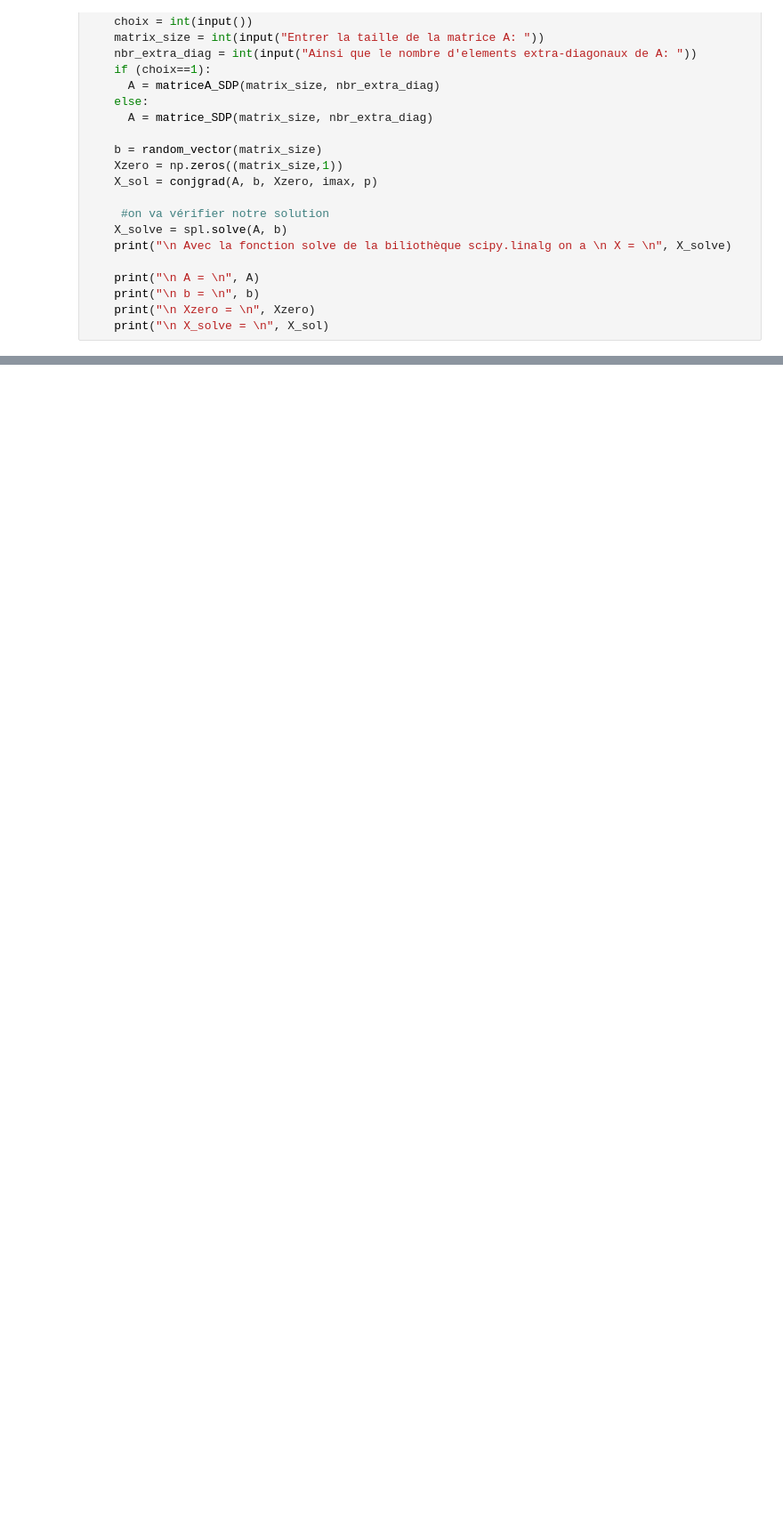
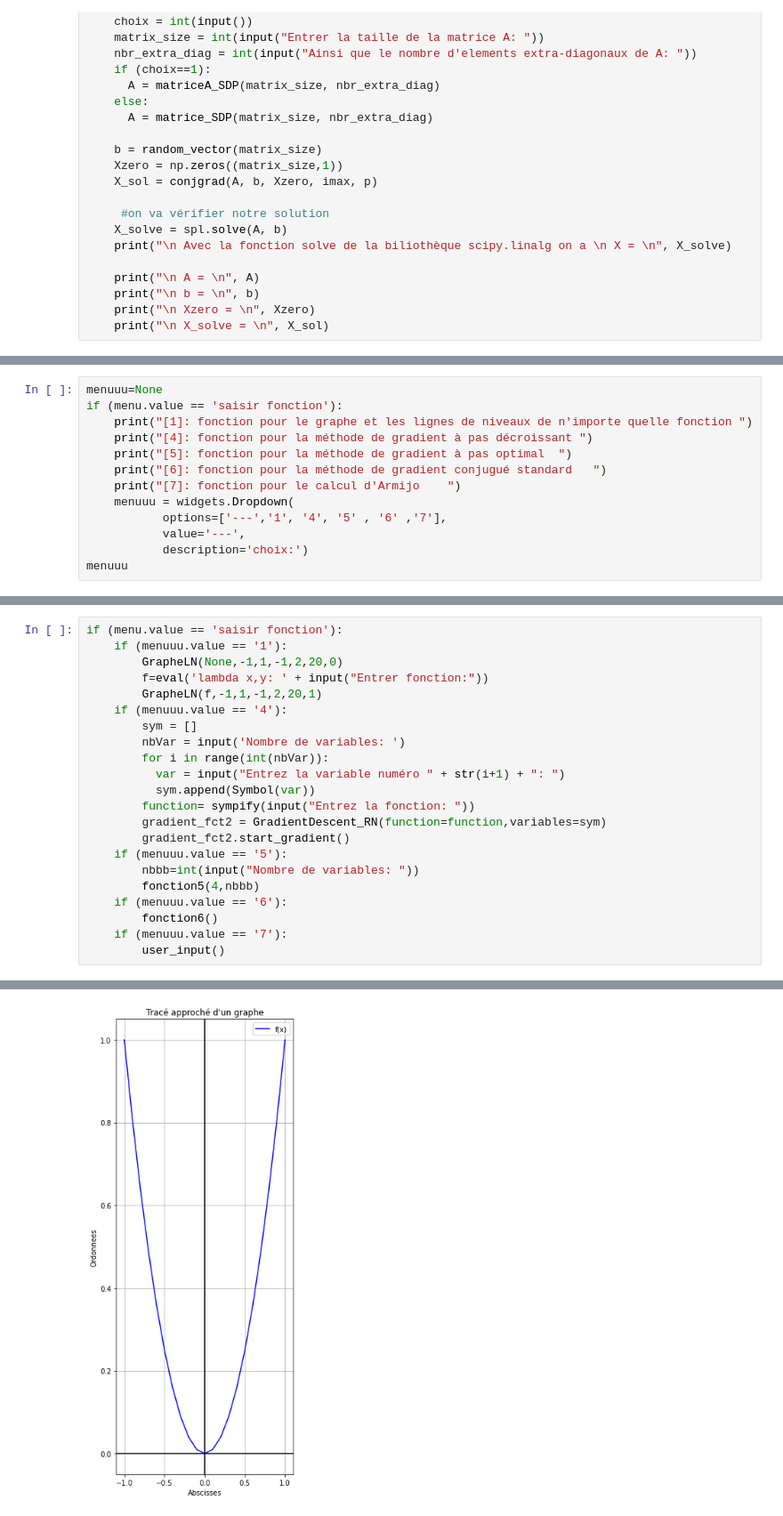
Before and after one commit to hammami991/2ing3, a Jupyter notebook: 11/last.ipynb, the cells around one changed output, grey strips where cells are left out. Shown at 89% size. Drawn from its saved outputs; the diff is of its cells as text; blank space fills up the shorter version.

```diff
--- a/11/last.ipynb
+++ b/11/last.ipynb
@@ -763,0 +1363,13 @@ Number of iterations: 28, function evaluations: 19, CG iterations: 19, optimalit
+# %%
+menuuu=None
+if (menu.value == 'saisir fonction'):
+    print("[1]: fonction pour le graphe et les lignes de niveaux de n'importe quelle fonction ")
+    print("[4]: fonction pour la méthode de gradient à pas décroissant ")
+    print("[5]: fonction pour la méthode de gradient à pas optimal  ")
+    print("[6]: fonction pour la méthode de gradient conjugué standard   ")
+    print("[7]: fonction pour le calcul d'Armijo    ")
+    menuuu = widgets.Dropdown(
+           options=['---','1', '4', '5' , '6' ,'7'],
+           value='---',
+           description='choix:')
+menuuu
@@ -763,0 +1383,23 @@ Number of iterations: 28, function evaluations: 19, CG iterations: 19, optimalit
+# %%
+if (menu.value == 'saisir fonction'):
+    if (menuuu.value == '1'):
+        GrapheLN(None,-1,1,-1,2,20,0)
+        f=eval('lambda x,y: ' + input("Entrer fonction:"))
+        GrapheLN(f,-1,1,-1,2,20,1)
+    if (menuuu.value == '4'):
+        sym = []
+        nbVar = input('Nombre de variables: ')
+        for i in range(int(nbVar)):
+          var = input("Entrez la variable numéro " + str(i+1) + ": ")
+          sym.append(Symbol(var))
+        function= sympify(input("Entrez la fonction: "))
+        gradient_fct2 = GradientDescent_RN(function=function,variables=sym)
+        gradient_fct2.start_gradient()
+    if (menuuu.value == '5'):
+        nbbb=int(input("Nombre de variables: "))
+        fonction5(4,nbbb)
+    if (menuuu.value == '6'):
+        fonction6()
+    if (menuuu.value == '7'):
+        user_input()
+# %% [output]
@@ -763,0 +1407 @@ Number of iterations: 28, function evaluations: 19, CG iterations: 19, optimalit
+[figure, added]
```
Also changed, not shown: parts of 16 cells of this notebook, 2 other files.
